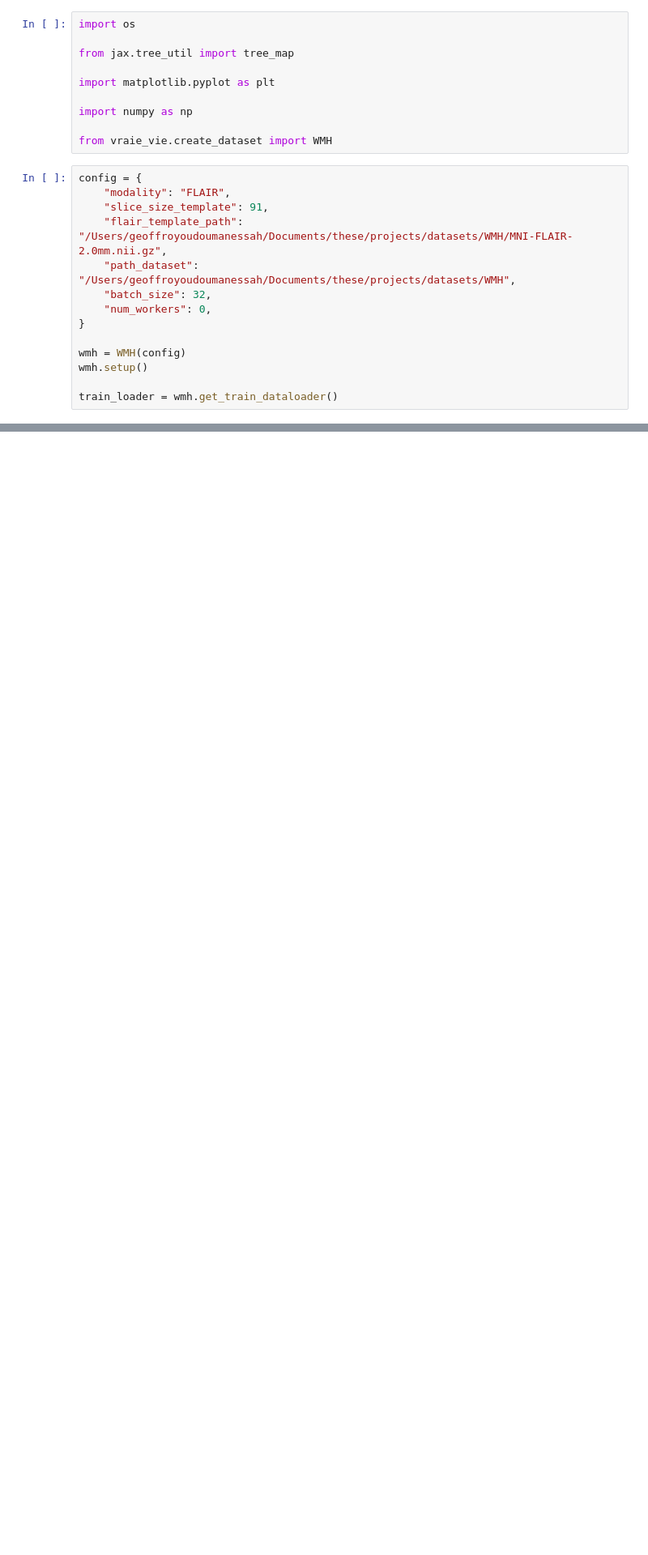
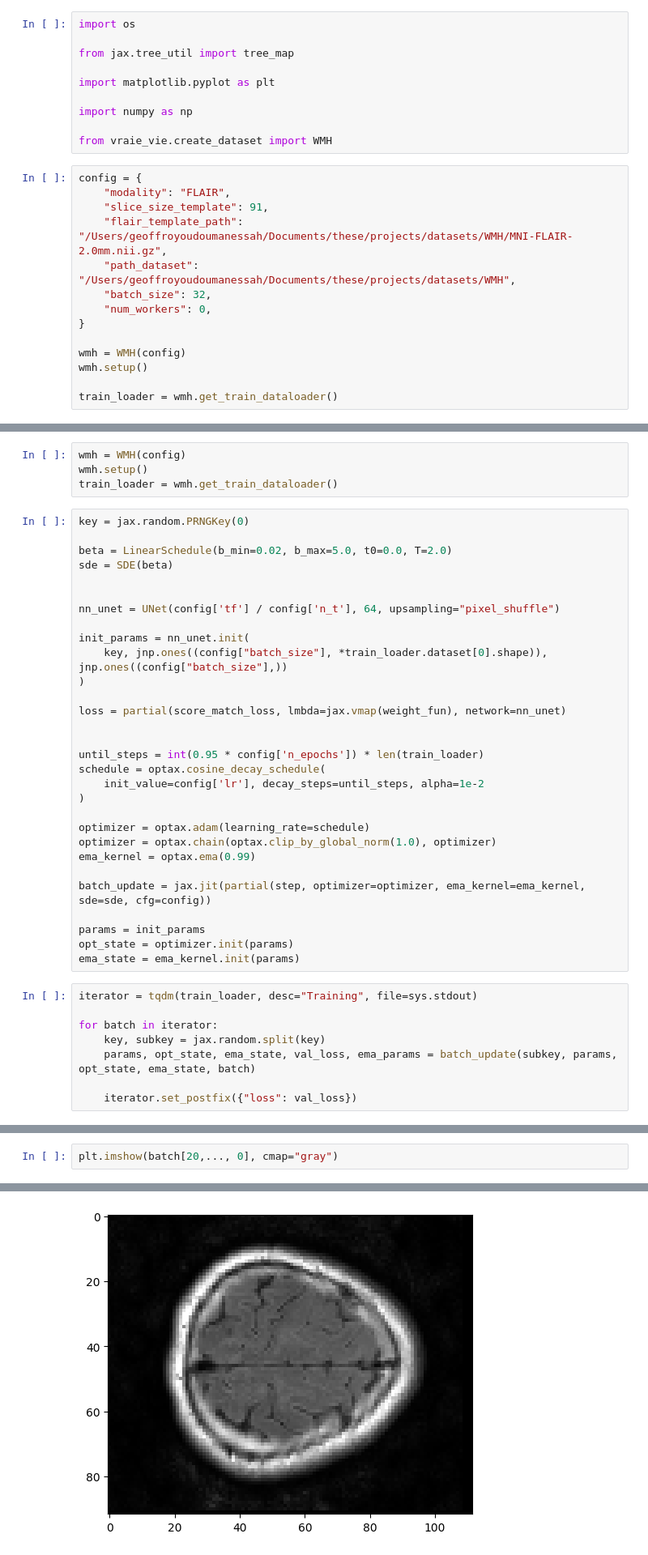
Before and after one commit to jcopo/diffuse, a Jupyter notebook: sandbox_geoffroy.ipynb, the cells around one changed output, grey strips where cells are left out. Shown at 81% size. Drawn from its saved outputs; the diff is of its cells as text; blank space fills up the shorter version.

```diff
--- a/sandbox_geoffroy.ipynb
+++ b/sandbox_geoffroy.ipynb
@@ -35,0 +80,42 @@ plt.show()
+# %%
+wmh = WMH(config)
+wmh.setup()
+train_loader = wmh.get_train_dataloader()
+# %%
+key = jax.random.PRNGKey(0)
+
+beta = LinearSchedule(b_min=0.02, b_max=5.0, t0=0.0, T=2.0)
+sde = SDE(beta)
+
+
+nn_unet = UNet(config['tf'] / config['n_t'], 64, upsampling="pixel_shuffle")
+
+init_params = nn_unet.init(
+    key, jnp.ones((config["batch_size"], *train_loader.dataset[0].shape)), jnp.ones((config["batch_size"],))
+)
+
+loss = partial(score_match_loss, lmbda=jax.vmap(weight_fun), network=nn_unet)
+
+
+until_steps = int(0.95 * config['n_epochs']) * len(train_loader)
+schedule = optax.cosine_decay_schedule(
+    init_value=config['lr'], decay_steps=until_steps, alpha=1e-2
+)
+
+optimizer = optax.adam(learning_rate=schedule)
+optimizer = optax.chain(optax.clip_by_global_norm(1.0), optimizer)
+ema_kernel = optax.ema(0.99)
+
+batch_update = jax.jit(partial(step, optimizer=optimizer, ema_kernel=ema_kernel, sde=sde, cfg=config))
+
+params = init_params
+opt_state = optimizer.init(params)
+ema_state = ema_kernel.init(params)
+# %%
+iterator = tqdm(train_loader, desc="Training", file=sys.stdout)
+
+for batch in iterator:
+    key, subkey = jax.random.split(key)
+    params, opt_state, ema_state, val_loss, ema_params = batch_update(subkey, params, opt_state, ema_state, batch)
+
+    iterator.set_postfix({"loss": val_loss})
@@ -35,0 +140,3 @@ plt.show()
+# %%
+plt.imshow(batch[20,..., 0], cmap="gray")
+# %% [output]
@@ -35,0 +144 @@ plt.show()
+[figure, added]
```
Also changed, not shown: parts of 9 cells of this notebook.
